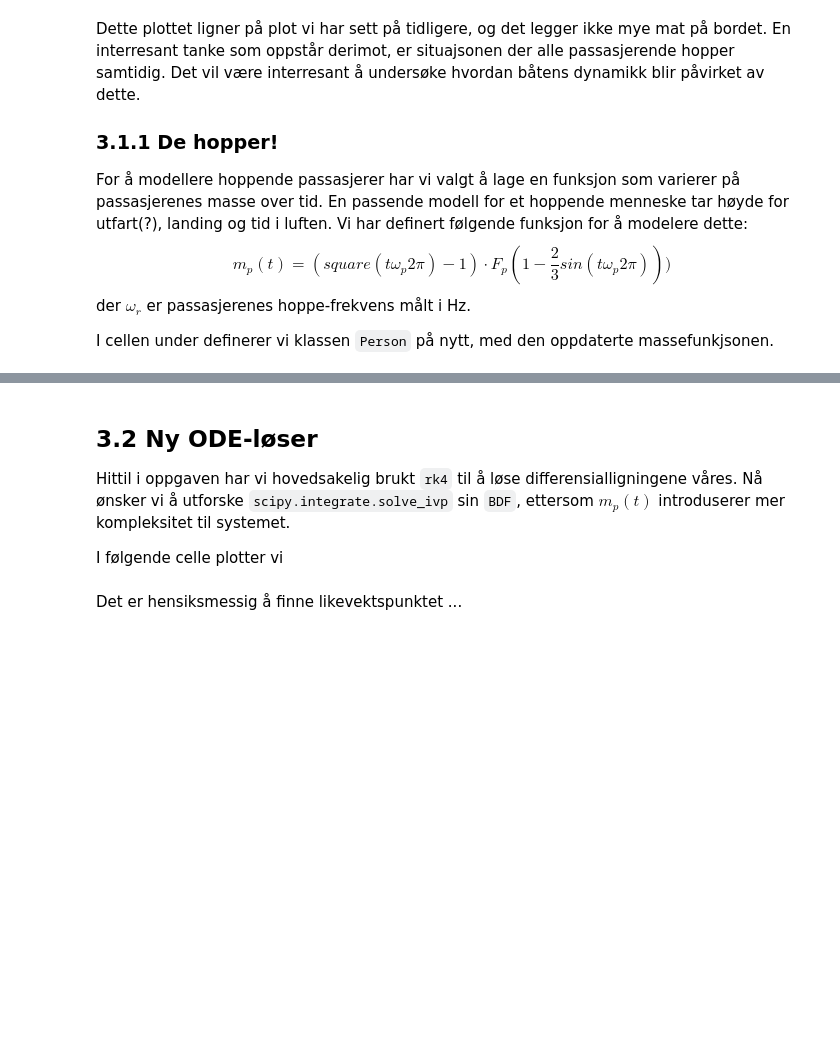
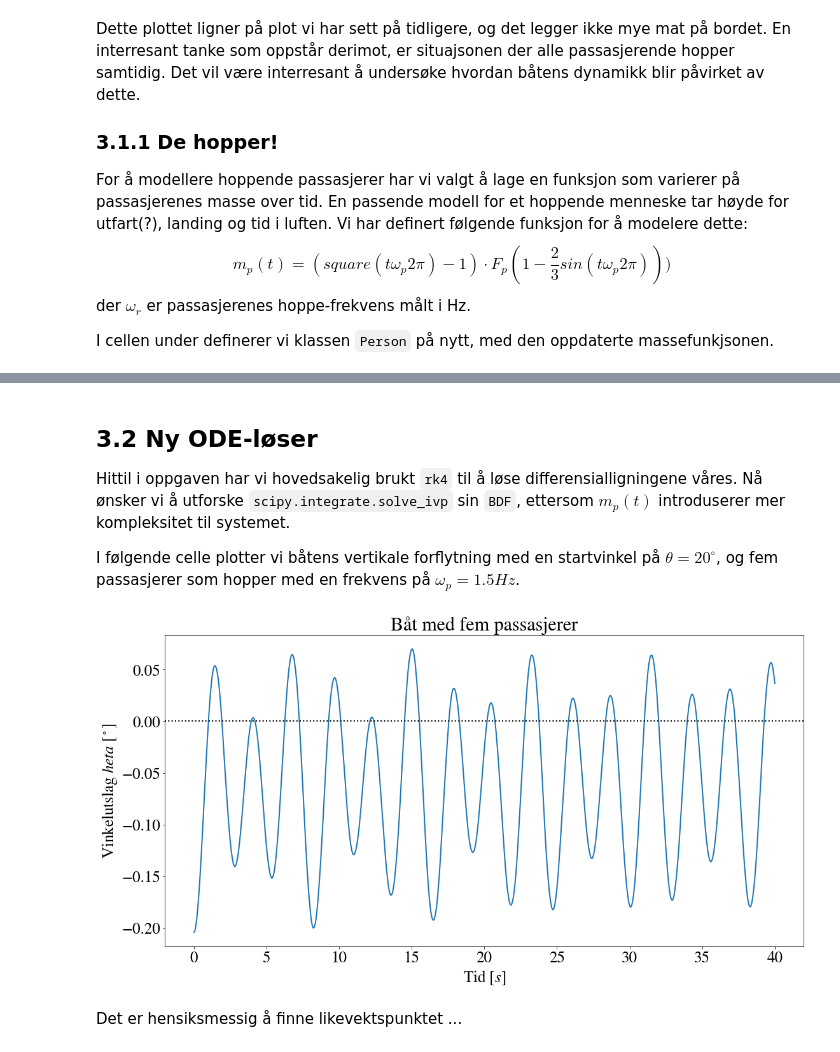
Before and after one commit to emiljonsrud/vitberr_prosjekt2_tekfys, a Jupyter notebook: clean_code.ipynb, the cells around one changed output, grey strips where cells are left out. Saved outputs shown, nothing was run; the diff lists cells and outputs as text; code cells hidden in the pictures; blank space fills up the shorter version.

Commit message:
implemented possibillities for scipy ivp methods

```diff
--- a/clean_code.ipynb
+++ b/clean_code.ipynb
@@ -1024,7 +1028,14 @@ def universal_func(
 
     # Running the solve_ODE-function
     t_0 = 0
-    t_num, w_num = ode_solver(f, t_0, t_end_input, w_0, h_step_input, method)
+    if ode_solver != solve_ODE:
+        w_0 = np.reshape(w_0, len(w_0))
+        solution = ode_solver(f, (t_0, t_end_input), w_0, first_step = h_step_input, method=method)
+        w_num = solution.y
+        t_num = solution.t
+    else:
+        w_num, t_num = ode_solver(f, (t_0, t_end_input), w_0, first_step = h_step_input, method=method)
+
     # w_num = check_capsizing(w_num)
     return t_num, w_num
 # %%
@@ -1434,11 +1451,71 @@ plot_m_p()
 ## 3.2 Ny ODE-løser
 Hittil i oppgaven har vi hovedsakelig brukt `rk4` til å løse differensialligningene våres. Nå ønsker vi å utforske `scipy.integrate.solve_ivp` sin `BDF`, ettersom $m_p(t)$ introduserer mer kompleksitet til systemet.
 
-I følgende celle plotter vi
+I følgende celle plotter vi båtens vertikale forflytning med en startvinkel på $\theta = 20^\circ$, og fem passasjerer som hopper med en frekvens på $\omega_p = 1.5Hz$.
 
 
 
 <!Denne funksjonen kan bli kallt på i klassen `Person`. !>
+# %%
+def jumping_people():
+    m_p = 5*80 # [kg]
+    passangers = People(m_p, 1.5)
+
+
+    ####################################################
+    #   This block is repetetive
+    w_start_vals = [
+        20,  # theta [deg]
+        0,  # omega [rad/s]
+        0,  # x [m]
+        0,  # y [m]
+        0,  # v_x [m/s]
+        0,  # v_y [m/s]
+        0,  # s_L [m]
+        0   # v_L [m/s]
+        ]
+
+    F_0 = 1000         # Force of wave
+    k_f = 0         # Friction coefficient
+    t_end = 40      # End time
+    h_step = 0.01   # Time step
+
+
+    m_boat = A_s*sigma
+    m_L = 0
+
+    omega_0 = np.sqrt((m_boat*g*h)/calculate_I_c(0, 0))
+    omega_w = 0*omega_0
+    ######################################################
+
+
+    # t_rk4, w_rk4 = universal_func(
+    #     w_start_vals, t_end, h_step, F_0, k_f, omega_w, m_boat, m_L, fences_bool_input=True, crowd=passangers,
+    #     ode_solver=solve_ODE, method=rk4_step
+    # )
+    t_bdf, w_bdf = universal_func(
+        w_start_vals, t_end, h_step, F_0, k_f, omega_w, m_boat, m_L, fences_bool_input=True, crowd=passangers,
+        ode_solver=integrate.solve_ivp, method='BDF'
+    )
+
+    plt.plot(
+        t_bdf,
+        w_bdf[3],
+        # 'o'
+    )
+    # plt.ylim(-2.5,2.5)
+    plt.ylabel('Vinkelutslag $\theta$ [$^\circ$]')
+    plt.xlabel('Tid [$s$]')
+
+    plt.title("Båt med fem passasjerer")
+    plt.axhline(0, color="black", linestyle="dotted")
+    plt.show()
+
+
+
+jumping_people()
+# %% [output]
+[figure, added]
 # %%
 y_equalibrium = lambda y_arr: (np.max(y_arr) - np.min(y_arr))/2 + np.min(y_arr)
 # %% [markdown]
```
Also changed, not shown: parts of 7 cells of this notebook.
